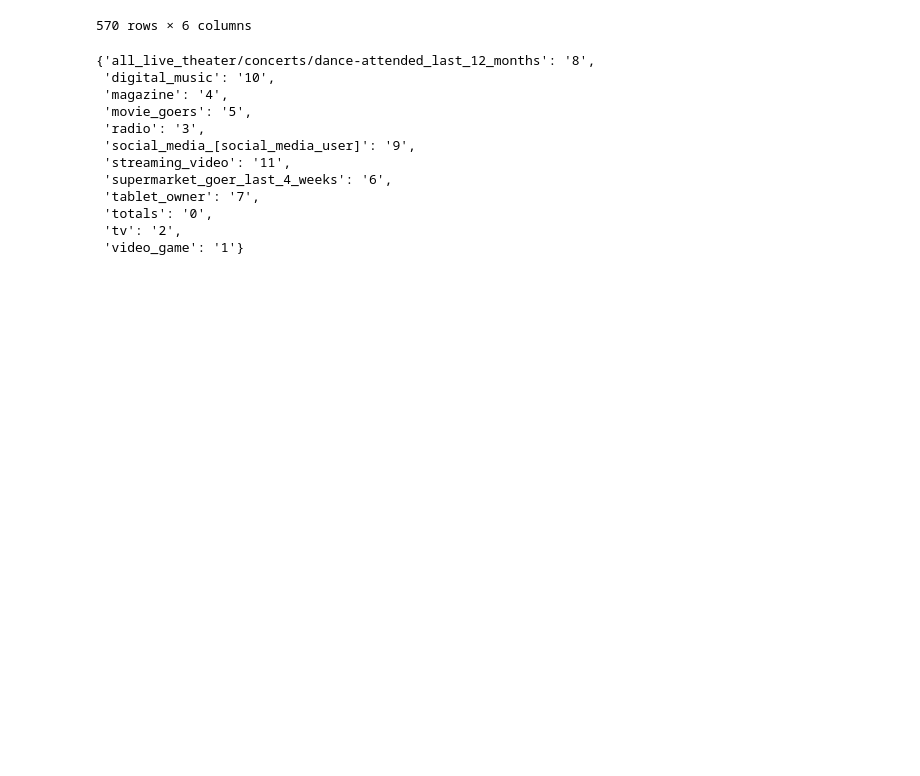
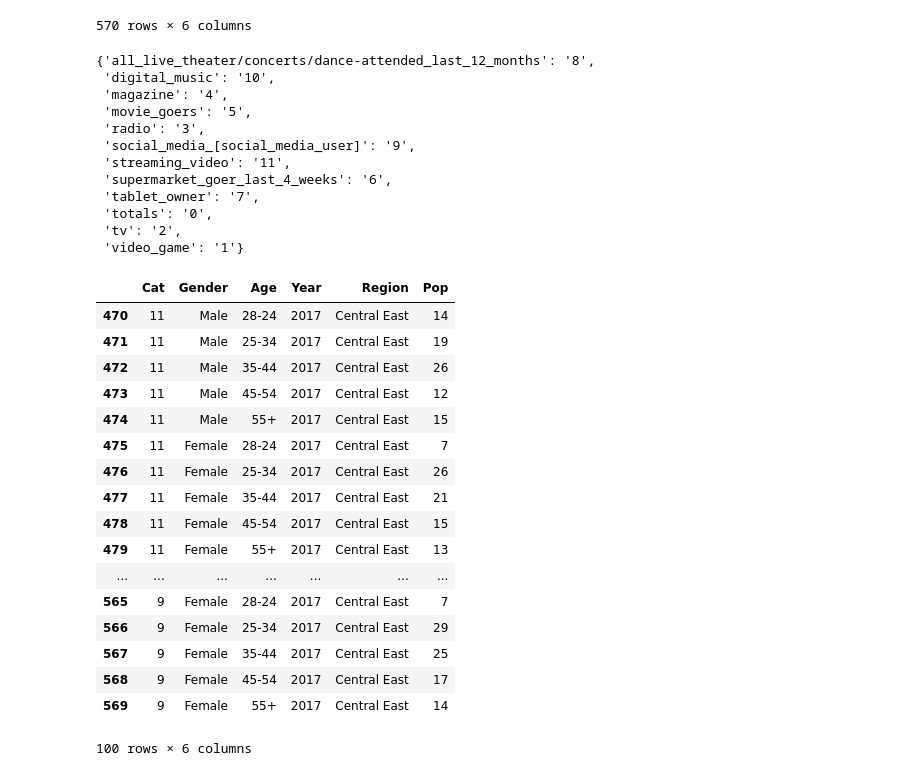
Before and after one commit to david880110/Media-Behavior-Trends-Analytics, a Jupyter notebook: clean_data/cleaning_all_year.ipynb, the cells around one changed output. Drawn from its saved outputs; the diff is of its cells as text; code cells hidden in the pictures; blank space fills up the shorter version.

```diff
--- a/clean_data/cleaning_all_year.ipynb
+++ b/clean_data/cleaning_all_year.ipynb
@@ -81,5 +81,25 @@ cat_dict
  'tv': '2',
  'video_game': '1'}
 # %%
-for index, row in df.iterrows():
-    row
+for index, row in df_all.iterrows():
+    row[0] = cat_dict[row[0]]
+df_all.tail(100)
+# %% [output]
+|  | Cat | Gender | Age | Year | Region | Pop |
+| 470 | 11 | Male | 28-24 | 2017 | Central East | 14 |
+| 471 | 11 | Male | 25-34 | 2017 | Central East | 19 |
+| 472 | 11 | Male | 35-44 | 2017 | Central East | 26 |
+| 473 | 11 | Male | 45-54 | 2017 | Central East | 12 |
+| 474 | 11 | Male | 55+ | 2017 | Central East | 15 |
+| 475 | 11 | Female | 28-24 | 2017 | Central East | 7 |
+| 476 | 11 | Female | 25-34 | 2017 | Central East | 26 |
+| 477 | 11 | Female | 35-44 | 2017 | Central East | 21 |
+| 478 | 11 | Female | 45-54 | 2017 | Central East | 15 |
+| 479 | 11 | Female | 55+ | 2017 | Central East | 13 |
+| ... | ... | ... | ... | ... | ... | ... |
+| 565 | 9 | Female | 28-24 | 2017 | Central East | 7 |
+| 566 | 9 | Female | 25-34 | 2017 | Central East | 29 |
+| 567 | 9 | Female | 35-44 | 2017 | Central East | 25 |
+| 568 | 9 | Female | 45-54 | 2017 | Central East | 17 |
+| 569 | 9 | Female | 55+ | 2017 | Central East | 14 |
+100 rows × 6 columns
```
Also changed, not shown: 1 other file.
